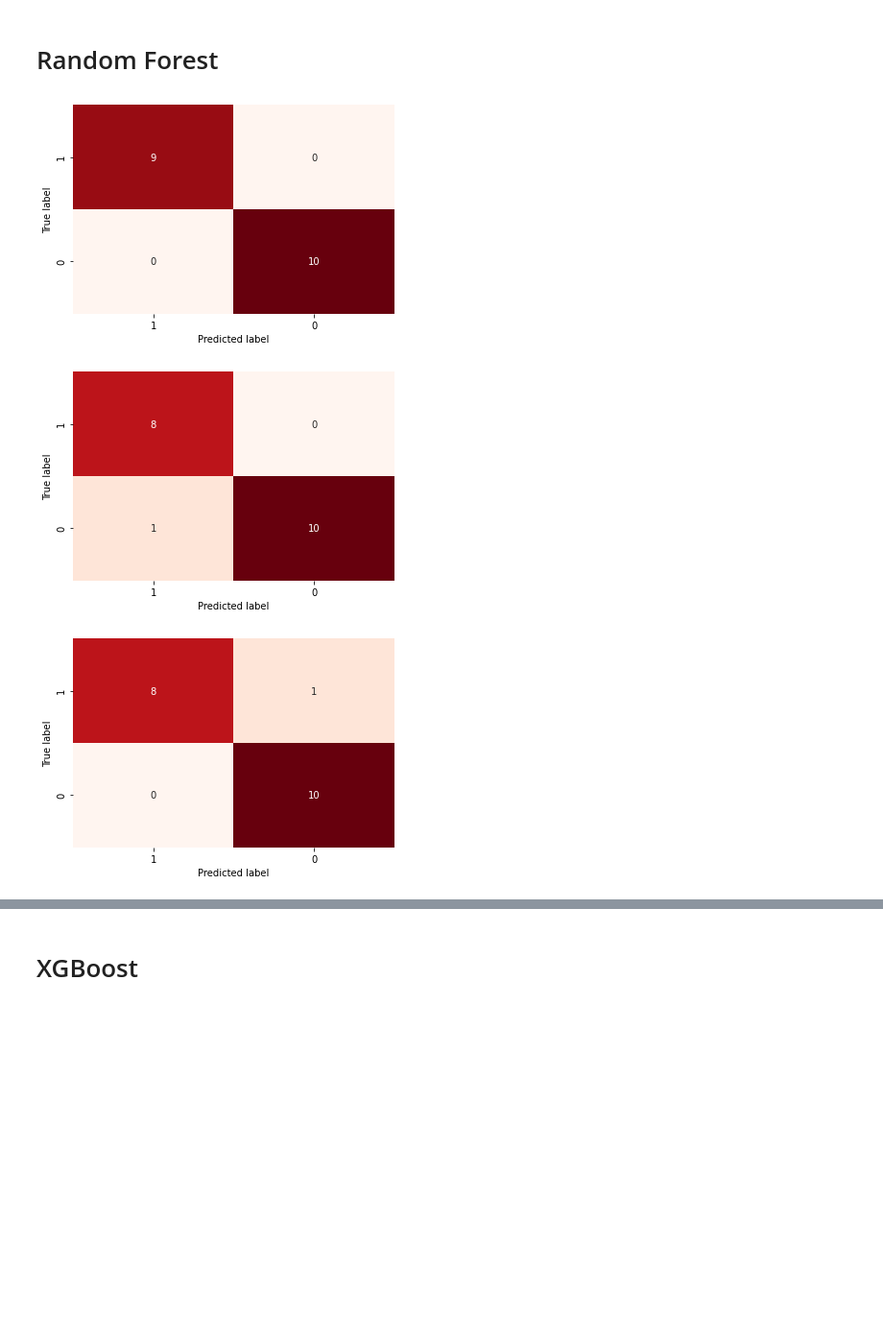
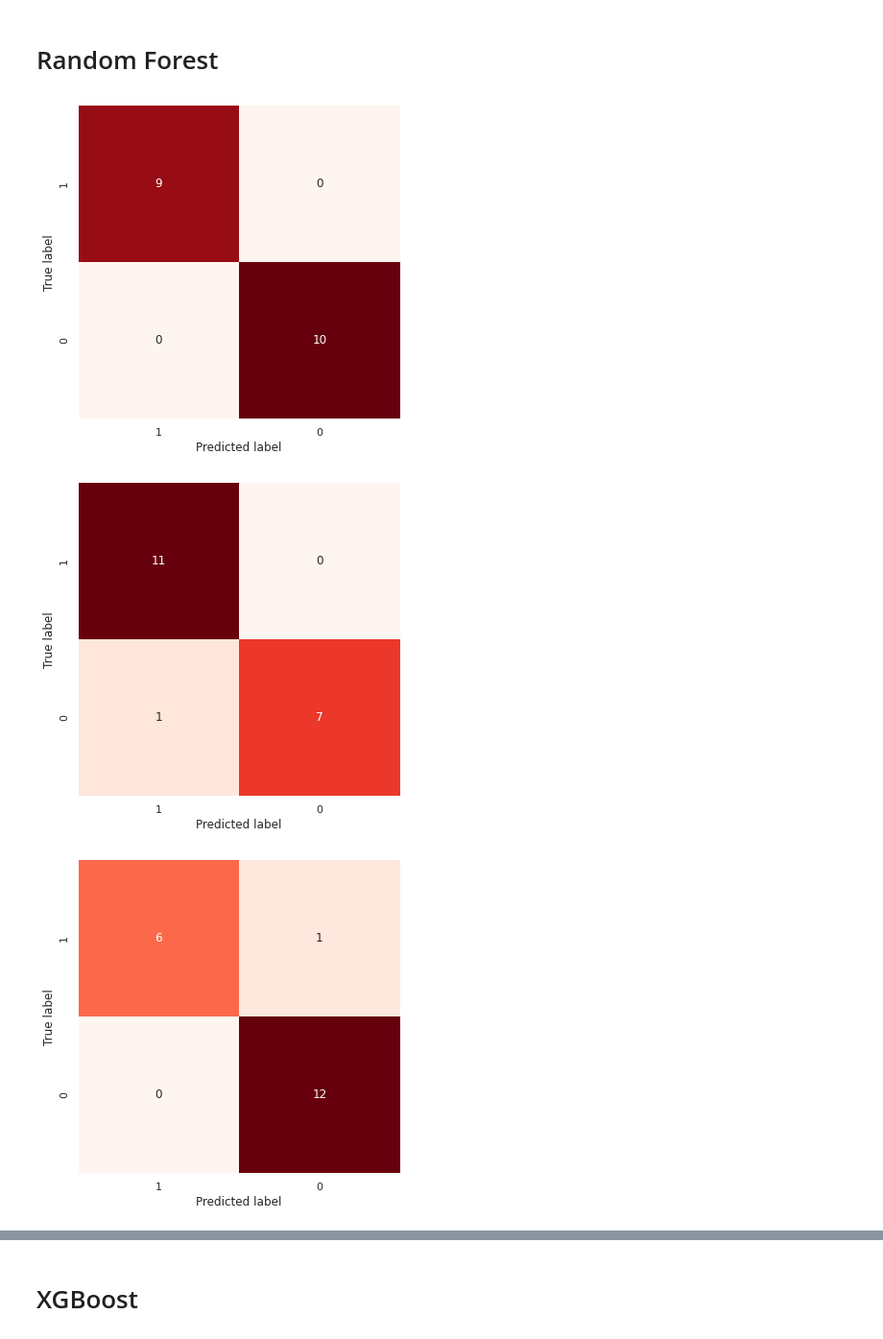
Before and after one commit to luca-nassano/ChestXRAY, a Jupyter notebook: Covid.ipynb, the cells around one changed output, grey strips where cells are left out. Shown: that part at 96% size. Drawn from its saved outputs; the diff is of its cells as text; code cells hidden in the pictures; blank space fills up the shorter version.

```diff
--- a/Covid.ipynb
+++ b/Covid.ipynb
@@ -20,15 +20,3 @@ import numpy as np
 import os
 import pandas as pd
 tf.random.set_seed(42)
-# %%
-def parse(x):
-  return np.array(x.strip('][').split(', '),dtype=np.float32)
-
-def build_dataset(df):
-  df['Embedding'] = df['Embedding'].apply(lambda x: parse(x))
-  values = df['Embedding'].values
-  X = np.array([el for el in values])
-  #Y = df[df.columns[1:-1]].values
-  return X
-# %%
-df = pd.read_csv('/content/drive/My Drive/Embedding/DenseNet169/training_densenet169.csv')
@@ -119,7 +38,7 @@ def build_dataset(df):
   Y = df.label.values
   return X, Y
 # %%
-df = pd.read_csv('/content/drive/My Drive/Covid/densenet121_df.csv')
+df = pd.read_csv('/content/drive/My Drive/Covid/covid_dataset.csv')
 # %%
 X, Y = build_dataset(df)
 # %% [markdown]
@@ -135,35 +46,46 @@ rfc = RandomForestClassifier(n_jobs=-1,
 # %%
+from sklearn.model_selection import KFold
+from sklearn.ensemble import RandomForestClassifier
 from sklearn.metrics import confusion_matrix
 from sklearn.metrics import roc_auc_score
+import seaborn as sns
 
-import seaborn as sns
+
+kf = KFold(n_splits = 10, shuffle = True)
+rfc = RandomForestClassifier(n_jobs=-1,
+                             bootstrap= True,max_depth = 30,
+                             max_features= 'sqrt',
+                             min_samples_leaf= 1,min_samples_split= 10,n_estimators= 200)
+
 scores = []
 auc = []
 for i in range(10):
   result = next(kf.split(X,Y))
   train_X = X[result[0]]
   train_Y = Y[result[0]]
   test_X = X[result[1]]
   test_Y = Y[result[1]]
   model = rfc.fit(train_X,train_Y)
   predictions = model.predict(test_X)
+  scores.append(model.score(test_X,test_Y))
+  roc_auc = roc_auc_score(test_Y,predictions)
+  auc.append(roc_auc)
+
+  sns.set(rc={'figure.figsize':(6,6)})
   cm = confusion_matrix(test_Y,predictions)
   sns.heatmap(cm,annot=True,fmt='d',cmap='Reds',cbar = False,yticklabels=[1,0],xticklabels=[1,0])
   plt.ylabel('True label')
   plt.xlabel('Predicted label')
   plt.show()
 
-  scores.append(model.score(test_X,test_Y))
-  roc_auc = roc_auc_score(test_Y,predictions)
-  auc.append(roc_auc)
 print('Accuracy per Iteration: ', scores)
 print('Average K-Fold Accuracy :' , np.mean(scores))
 
 print('\n')
 
 print('AUC per Iteration: ', auc)
 print('Average K-Fold AUC :' , np.mean(auc))
 # %% [output]
-[figure, old version]
+[figure, new version]
-[figure, old version]
+[figure, new version]
-[figure, old version]
+[figure, new version]
```
Also changed, not shown: parts of 15 cells of this notebook.
